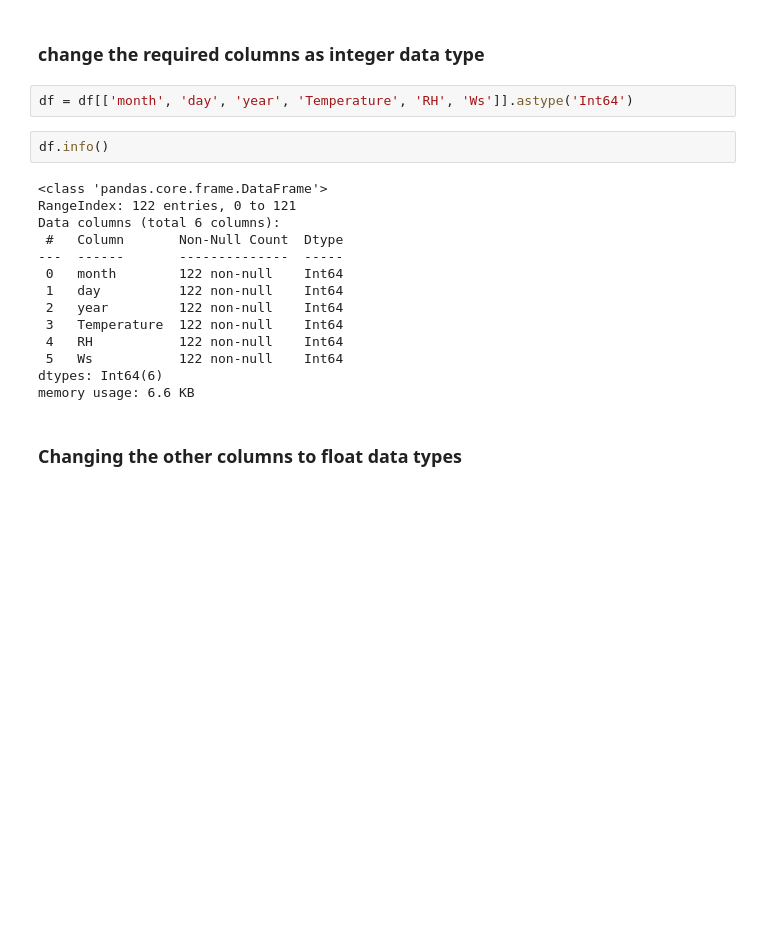
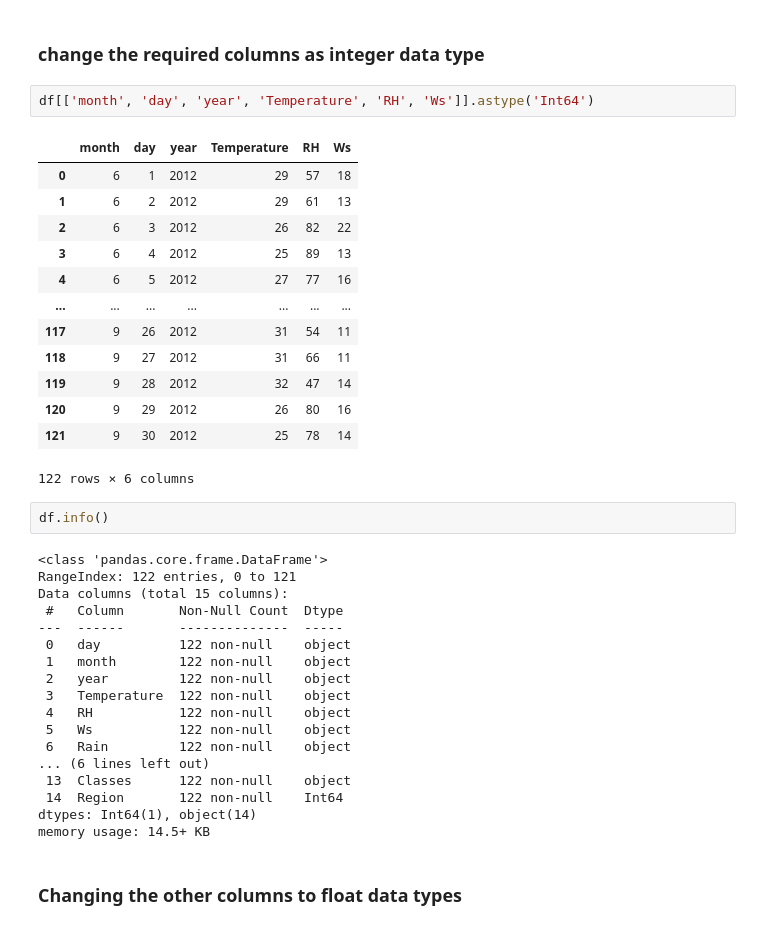
Before and after one commit to Raimal-Raja/DataScience-ML-DL-NLP, a Jupyter notebook: Ridge, Lasso Regression/1_data_cleaning.ipynb, the cells around one changed output. Drawn from its saved outputs; the diff is of its cells as text; blank space fills up the shorter version.

```diff
--- a/Ridge, Lasso Regression/1_data_cleaning.ipynb
+++ b/Ridge, Lasso Regression/1_data_cleaning.ipynb
@@ -238,23 +238,41 @@ df.info
 # %% [markdown]
 ### change the required columns as integer data type
 # %%
-df = df[['month', 'day', 'year', 'Temperature', 'RH', 'Ws']].astype('Int64')
+df[['month', 'day', 'year', 'Temperature', 'RH', 'Ws']].astype('Int64')
+# %% [output]
+|  | month | day | year | Temperature | RH | Ws |
+| 0 | 6 | 1 | 2012 | 29 | 57 | 18 |
+| 1 | 6 | 2 | 2012 | 29 | 61 | 13 |
+| 2 | 6 | 3 | 2012 | 26 | 82 | 22 |
+| 3 | 6 | 4 | 2012 | 25 | 89 | 13 |
+| 4 | 6 | 5 | 2012 | 27 | 77 | 16 |
+| ... | ... | ... | ... | ... | ... | ... |
+| 117 | 9 | 26 | 2012 | 31 | 54 | 11 |
+| 118 | 9 | 27 | 2012 | 31 | 66 | 11 |
+| 119 | 9 | 28 | 2012 | 32 | 47 | 14 |
+| 120 | 9 | 29 | 2012 | 26 | 80 | 16 |
+| 121 | 9 | 30 | 2012 | 25 | 78 | 14 |
+122 rows × 6 columns
 # %%
 df.info()
 # %% [output]
 <class 'pandas.core.frame.DataFrame'>
 RangeIndex: 122 entries, 0 to 121
-Data columns (total 6 columns):
+Data columns (total 15 columns):
  #   Column       Non-Null Count  Dtype
 ---  ------       --------------  -----
- 0   month        122 non-null    Int64
- 1   day          122 non-null    Int64
- 2   year         122 non-null    Int64
- 3   Temperature  122 non-null    Int64
- 4   RH           122 non-null    Int64
- 5   Ws           122 non-null    Int64
-dtypes: Int64(6)
-memory usage: 6.6 KB
+ 0   day          122 non-null    object
+ 1   month        122 non-null    object
+ 2   year         122 non-null    object
+ 3   Temperature  122 non-null    object
+ 4   RH           122 non-null    object
+ 5   Ws           122 non-null    object
+ 6   Rain         122 non-null    object
+... (6 lines left out)
+ 13  Classes      122 non-null    object
+ 14  Region       122 non-null    Int64
+dtypes: Int64(1), object(14)
+memory usage: 14.5+ KB
 # %% [markdown]
 ### Changing the other columns to float data types
 # %%
```
Also changed, not shown: parts of 12 cells of this notebook, 1 other file.
